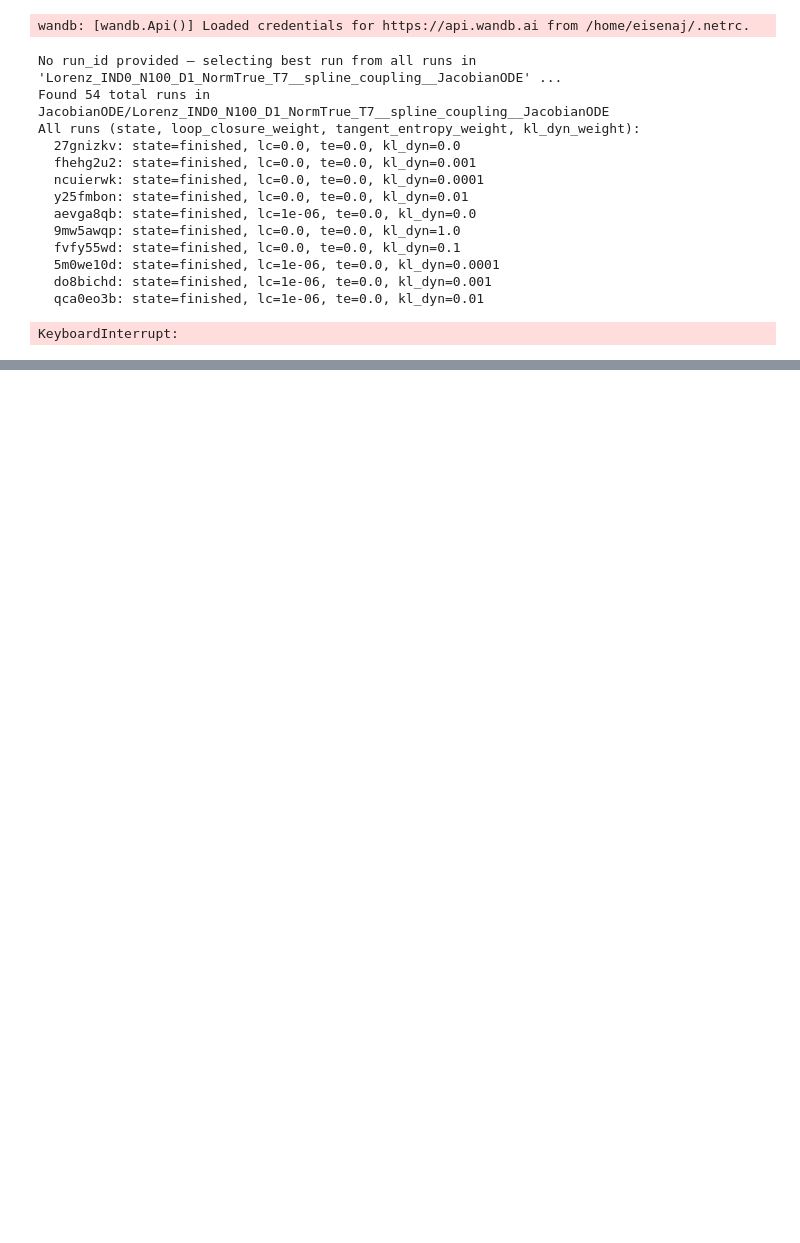
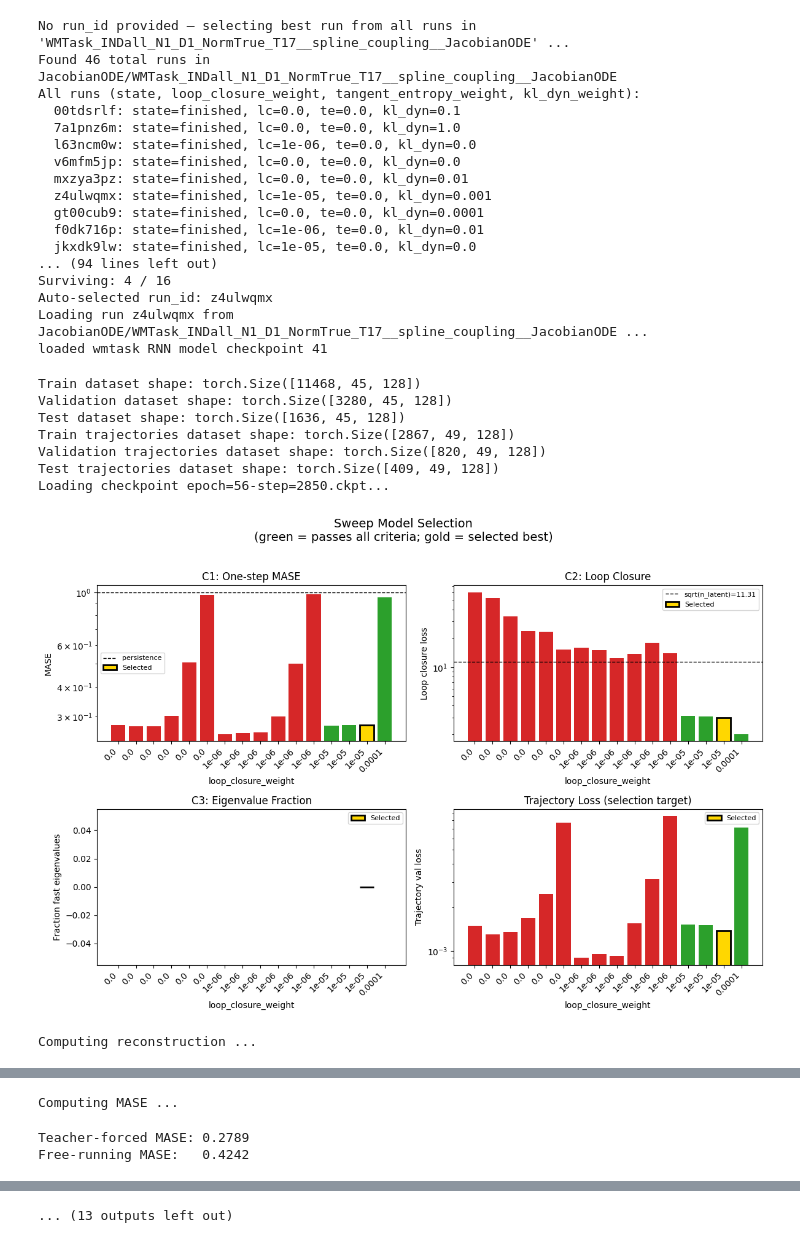
Before and after one commit to adamjeisen/JacobianODE, a Jupyter notebook: _jupyter/Sweep Analytics Report.ipynb, the cells around one changed output, grey strips where cells are left out. Cells and saved outputs as stored; diff of their text form; code cells hidden in the pictures; blank space fills up the shorter version.

```diff
--- a/_jupyter/Sweep Analytics Report.ipynb
+++ b/_jupyter/Sweep Analytics Report.ipynb
@@ -10,35 +10,51 @@ WANDB_ENTITY = "JacobianODE"
 # # WANDB_GROUP = "sweep_from_scratch_spline_coupling_lc_9vals__klNNone_1.0__klD0_0.0001_0.001_0.01_0.1_1__te0.0_enc_warmup_5_vaetrue" # 108 runs
 # WANDB_GROUP = "sweep_from_scratch_spline_coupling_lc_9vals__klNnull__klD0_0.0001_0.001_0.01_0.1_1__te0.0_enc_warmup_5_vaetrue" # 54 runs (lc v kl_dyn_weight, pred_steps = 10)
 
-WANDB_PROJECT = "Lorenz_IND0_N100_D1_NormTrue_T7__spline_coupling__JacobianODE"
+# WANDB_PROJECT = "Lorenz_IND0_N100_D1_NormTrue_T7__spline_coupling__JacobianODE"
+# WANDB_GROUP = None
+
+WANDB_PROJECT = "WMTask_INDall_N1_D1_NormTrue_T17__spline_coupling__JacobianODE"
 WANDB_GROUP = None
 
 SAVE_DIR = "/orcd/data/ekmiller/001/eisenaj/JacobianODE/lightning/latent_jac_runs"
-TRUE_LYAPUNOV = [0.91, 0.0, -14.57]  # None for wmtask (overridden from config)
+# TRUE_LYAPUNOV = [0.91, 0.0, -14.57]  # None for wmtask (overridden from config)a\
+TRUE_LYAPUNOV = None
 # %%
-run_analytics(
+result, lit_model, run_id = run_analytics(
     wandb_entity=WANDB_ENTITY,
     wandb_project=WANDB_PROJECT,
     save_dir=SAVE_DIR,
     wandb_group=WANDB_GROUP,
     true_lyapunov=TRUE_LYAPUNOV,
     # output=["show", "html"],
     output=["show"],
     output_dir="reports",
+    return_model=True,
 )
 # %% [output]
-wandb: [wandb.Api()] Loaded credentials for https://api.wandb.ai from /home/eisenaj/.netrc.
+No run_id provided — selecting best run from all runs in 'WMTask_INDall_N1_D1_NormTrue_T17__spline_coupling__JacobianODE' ...
+Found 46 total runs in JacobianODE/WMTask_INDall_N1_D1_NormTrue_T17__spline_coupling__JacobianODE
+All runs (state, loop_closure_weight, tangent_entropy_weight, kl_dyn_weight):
+  00tdsrlf: state=finished, lc=0.0, te=0.0, kl_dyn=0.1
+  7a1pnz6m: state=finished, lc=0.0, te=0.0, kl_dyn=1.0
+  l63ncm0w: state=finished, lc=1e-06, te=0.0, kl_dyn=0.0
+  v6mfm5jp: state=finished, lc=0.0, te=0.0, kl_dyn=0.0
+  mxzya3pz: state=finished, lc=0.0, te=0.0, kl_dyn=0.01
+  z4ulwqmx: state=finished, lc=1e-05, te=0.0, kl_dyn=0.001
+  gt00cub9: state=finished, lc=0.0, te=0.0, kl_dyn=0.0001
+  f0dk716p: state=finished, lc=1e-06, te=0.0, kl_dyn=0.01
+  jkxdk9lw: state=finished, lc=1e-05, te=0.0, kl_dyn=0.0
+... (94 lines left out)
+Surviving: 4 / 16
+Auto-selected run_id: z4ulwqmx
+Loading run z4ulwqmx from JacobianODE/WMTask_INDall_N1_D1_NormTrue_T17__spline_coupling__JacobianODE ...
+loaded wmtask RNN model checkpoint 41
-No run_id provided — selecting best run from all runs in 'Lorenz_IND0_N100_D1_NormTrue_T7__spline_coupling__JacobianODE' ...
-Found 54 total runs in JacobianODE/Lorenz_IND0_N100_D1_NormTrue_T7__spline_coupling__JacobianODE
-All runs (state, loop_closure_weight, tangent_entropy_weight, kl_dyn_weight):
-  27gnizkv: state=finished, lc=0.0, te=0.0, kl_dyn=0.0
-  fhehg2u2: state=finished, lc=0.0, te=0.0, kl_dyn=0.001
-  ncuierwk: state=finished, lc=0.0, te=0.0, kl_dyn=0.0001
-  y25fmbon: state=finished, lc=0.0, te=0.0, kl_dyn=0.01
-  aevga8qb: state=finished, lc=1e-06, te=0.0, kl_dyn=0.0
-  9mw5awqp: state=finished, lc=0.0, te=0.0, kl_dyn=1.0
-  fvfy55wd: state=finished, lc=0.0, te=0.0, kl_dyn=0.1
-  5m0we10d: state=finished, lc=1e-06, te=0.0, kl_dyn=0.0001
-  do8bichd: state=finished, lc=1e-06, te=0.0, kl_dyn=0.001
-  qca0eo3b: state=finished, lc=1e-06, te=0.0, kl_dyn=0.01
+Train dataset shape: torch.Size([11468, 45, 128])
+Validation dataset shape: torch.Size([3280, 45, 128])
+Test dataset shape: torch.Size([1636, 45, 128])
+Train trajectories dataset shape: torch.Size([2867, 49, 128])
+Validation trajectories dataset shape: torch.Size([820, 49, 128])
+Test trajectories dataset shape: torch.Size([409, 49, 128])
+Loading checkpoint epoch=56-step=2850.ckpt...
+[figure, added]
-KeyboardInterrupt:
+Computing reconstruction ...
@@ -44,0 +62,3 @@ KeyboardInterrupt:
+Computing MASE ...
+Teacher-forced MASE: 0.2789
+Free-running MASE:   0.4242
@@ -44,0 +88 @@ KeyboardInterrupt:
+... (13 outputs left out)
```
Also changed, not shown: parts of 19 cells of this notebook, 4 other files.
